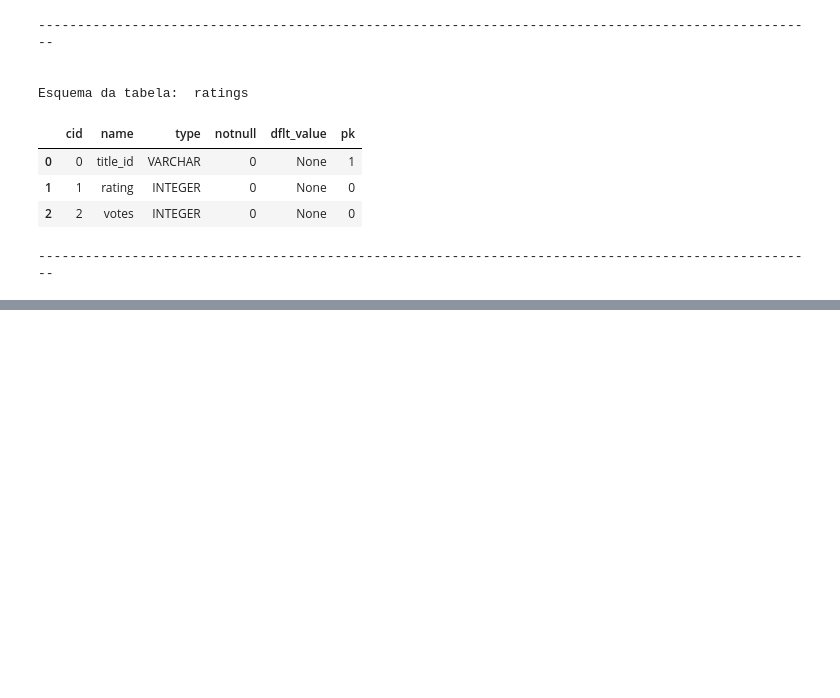
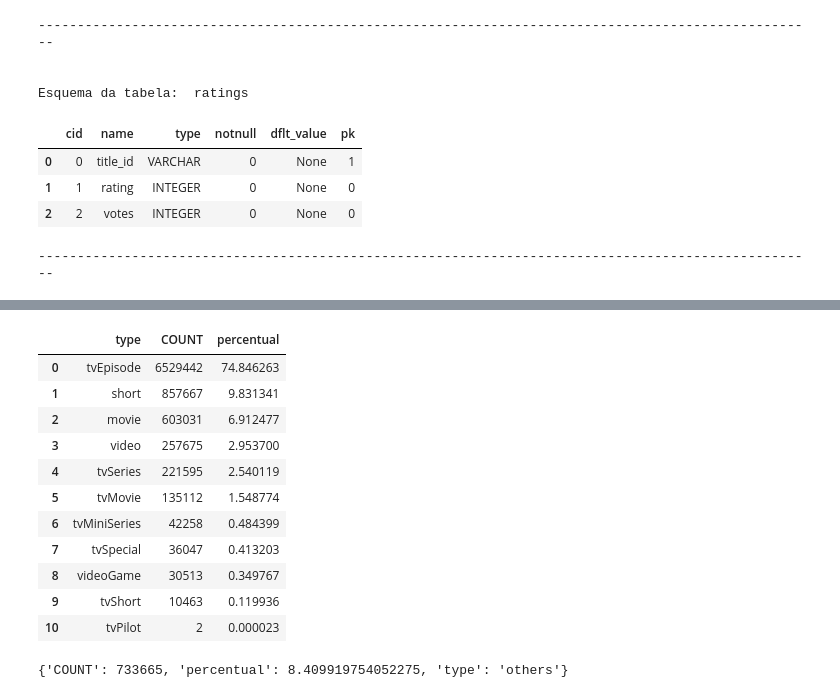
Before and after one commit to BrunoOMelo/Project01-PythonAnalytics, a Jupyter notebook: project_analytics.ipynb, the cells around one changed output, grey strips where cells are left out. Cells and saved outputs as stored; diff of their text form; code cells hidden in the pictures; blank space fills up the shorter version.

```diff
--- a/project_analytics.ipynb
+++ b/project_analytics.ipynb
@@ -170,0 +175,8 @@ Esquema da tabela:  ratings
+# %%
+#Usando uma query SQL é possivel retornar as categorias com mais ocorrências dentro do banco de dados
+#GROUP BY permite aplicar funções de agregação, como COUNT(), em grupos, neste exemplo, a query ira realizar a contagem de todos os elementos em cada grupo de categorias
+
+consulta1 = '''SELECT type, COUNT(*) AS COUNT FROM titles GROUP BY type ORDER BY COUNT DESC'''
+# %%
+#executar a query
+resultado1 = pd.read_sql_query(consulta1, conn)
@@ -170,0 +199,19 @@ Esquema da tabela:  ratings
+# %%
+#adicionando uma coluna com o percentual em relação ao total
+resultado1['percentual'] = (resultado1['COUNT'] / resultado1['COUNT'].sum()) *100
+# %%
+#vizualizar o resultado
+display(resultado1)
+# %% [output]
+|  | type | COUNT | percentual |
+| 0 | tvEpisode | 6529442 | 74.846263 |
+| 1 | short | 857667 | 9.831341 |
+| 2 | movie | 603031 | 6.912477 |
+| 3 | video | 257675 | 2.953700 |
+| 4 | tvSeries | 221595 | 2.540119 |
+| 5 | tvMovie | 135112 | 1.548774 |
+| 6 | tvMiniSeries | 42258 | 0.484399 |
+| 7 | tvSpecial | 36047 | 0.413203 |
+| 8 | videoGame | 30513 | 0.349767 |
+| 9 | tvShort | 10463 | 0.119936 |
+| 10 | tvPilot | 2 | 0.000023 |
@@ -170,0 +232,5 @@ Esquema da tabela:  ratings
+# %%
+#vizualizando o resultado
+others
+# %% [output]
+{'COUNT': 733665, 'percentual': 8.409919754052275, 'type': 'others'}
```
Also changed, not shown: parts of 11 cells of this notebook.
